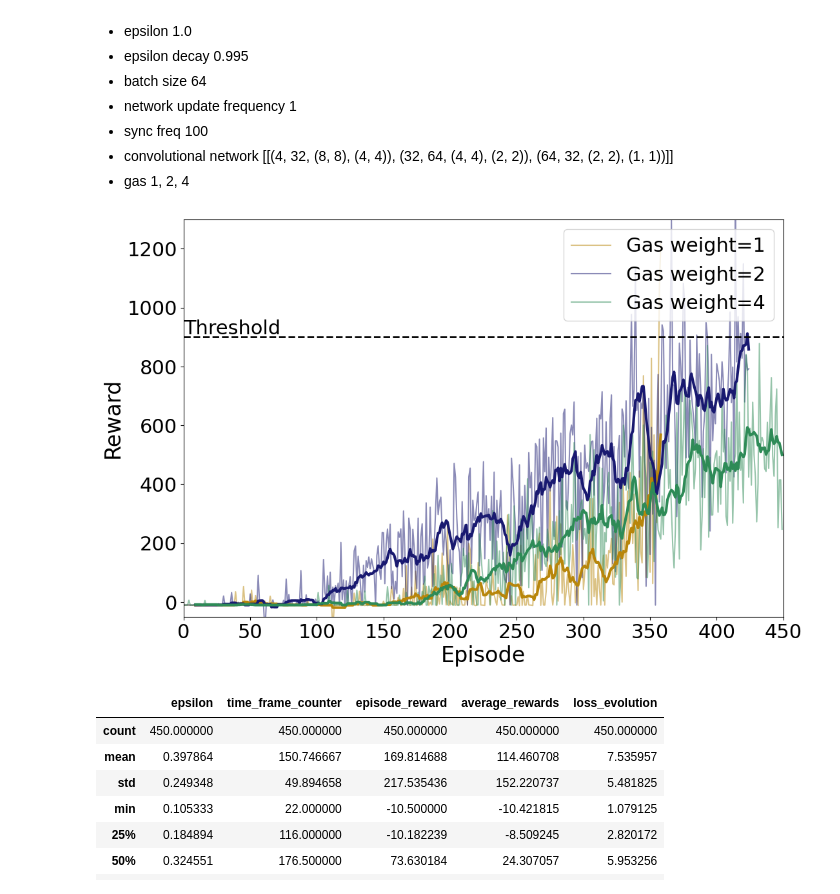
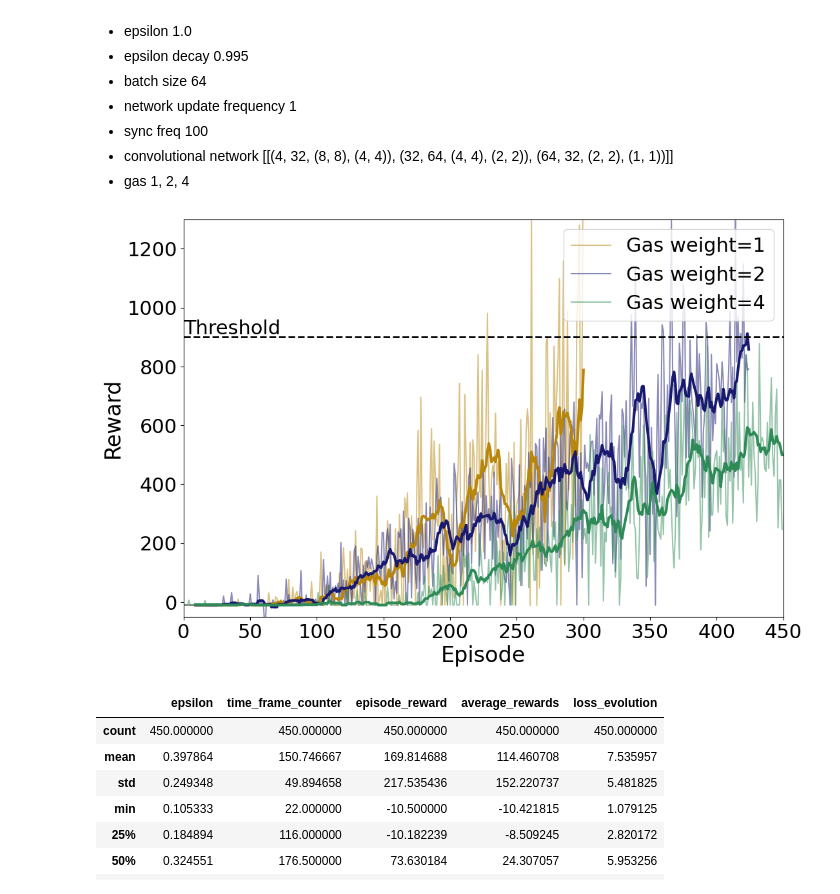
Before and after one commit to albert-queralto/car_racing_rl, a Jupyter notebook: notebooks/dqn_analysis.ipynb, the cells around one changed output. Cells and saved outputs as stored; diff of their text form; code cells hidden in the pictures.

```diff
--- a/notebooks/dqn_analysis.ipynb
+++ b/notebooks/dqn_analysis.ipynb
@@ -310,25 +310,25 @@ df_gas2 = df_gas2[keep_cols]
 df_gas1 = df_gas1[keep_cols]
 # %%
 plt.figure(figsize=(12, 8))
-plt.plot(df_lr00001['episode_reward'], label='Gas weight=1', color='darkgoldenrod', alpha=0.5)
+plt.plot(df_lr0001['episode_reward'], label='Gas weight=1', color='darkgoldenrod', alpha=0.5)
 plt.plot(df_gas2['episode_reward'], label='Gas weight=2', color='midnightblue', alpha=0.5)
 plt.plot(df_gas1['episode_reward'], label='Gas weight=4', color='seagreen', alpha=0.5)
-plt.plot(df_lr00001['episode_reward'].rolling(window=10).mean(), color='darkgoldenrod', lw=3)
+plt.plot(df_lr0001['episode_reward'].rolling(window=10).mean(), color='darkgoldenrod', lw=3)
 plt.plot(df_gas2['episode_reward'].rolling(window=10).mean(), color='midnightblue', lw=3)
 plt.plot(df_gas1['episode_reward'].rolling(window=10).mean(), color='seagreen', lw=3)
 plt.xlabel('Episode', fontsize=24)
 plt.ylabel('Reward', fontsize=24)
 plt.xticks(fontsize=22)
 plt.yticks(fontsize=22)
 plt.legend(fontsize=22, loc='upper right')
 plt.axhline(y=900, color='black', linestyle='--', lw=2)
 plt.text(0, 910, 'Threshold', fontsize=22, color='black')
 plt.xlim(0, 450)
 plt.ylim(-50, 1300)
 
 plt.show()
 # %% [output]
-[figure, old version]
+[figure, new version]
 # %%
 df_gas1.describe()
 # %% [output]
```
Also changed, not shown: parts of 9 cells of this notebook.
